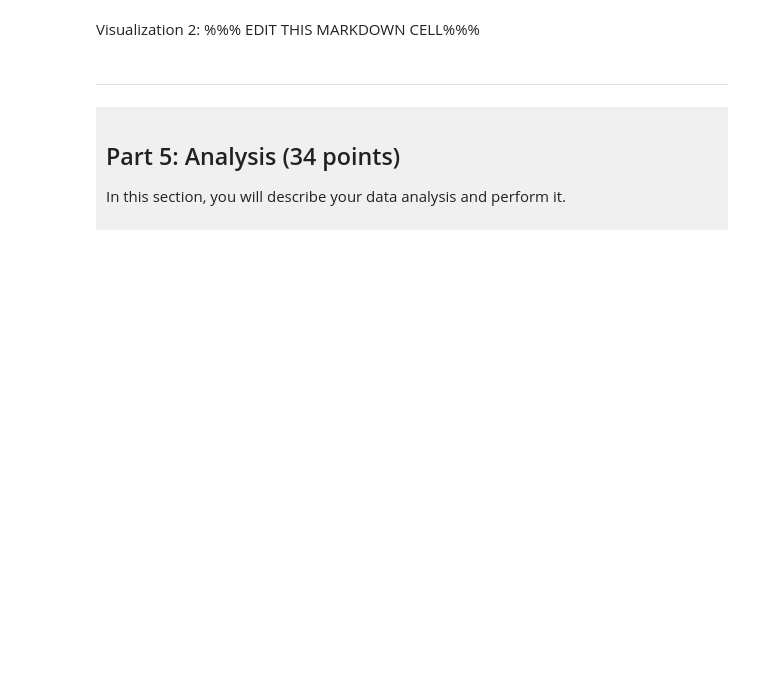
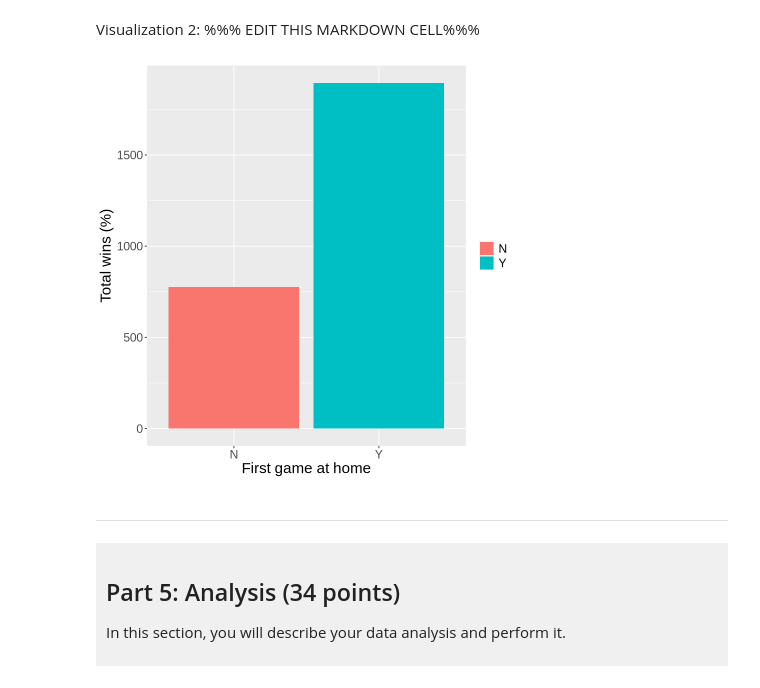
Before and after one commit to ivanavicky17/dsci-100-project-Ivana-Chow, a Jupyter notebook: dsci-100-project-notebook.ipynb, the cells around one changed output. Saved outputs shown, nothing was run; the diff lists cells and outputs as text; code cells hidden in the pictures; blank space fills up the shorter version.

```diff
--- a/dsci-100-project-notebook.ipynb
+++ b/dsci-100-project-notebook.ipynb
@@ -327,3 +375,9 @@ Visualization 2: %%% EDIT THIS MARKDOWN CELL%%%
+# %%
+first_game_bar <- basketball_full |> ggplot(aes(x = first_game_at_home, y = total_wins_pct, fill = first_game_at_home)) + geom_bar(stat = "identity") +
+labs(x = "First game at home", y = "Total wins (%)", fill = "First game at home" + theme(text = element_text(size = 18)) #still haven't changed the color of the bar plot yet
+first_game_bar
+# %% [output]
+[figure, added]
 # %% [markdown]
 ------
 # %% [markdown]
```
Also changed, not shown: parts of 12 cells of this notebook.
